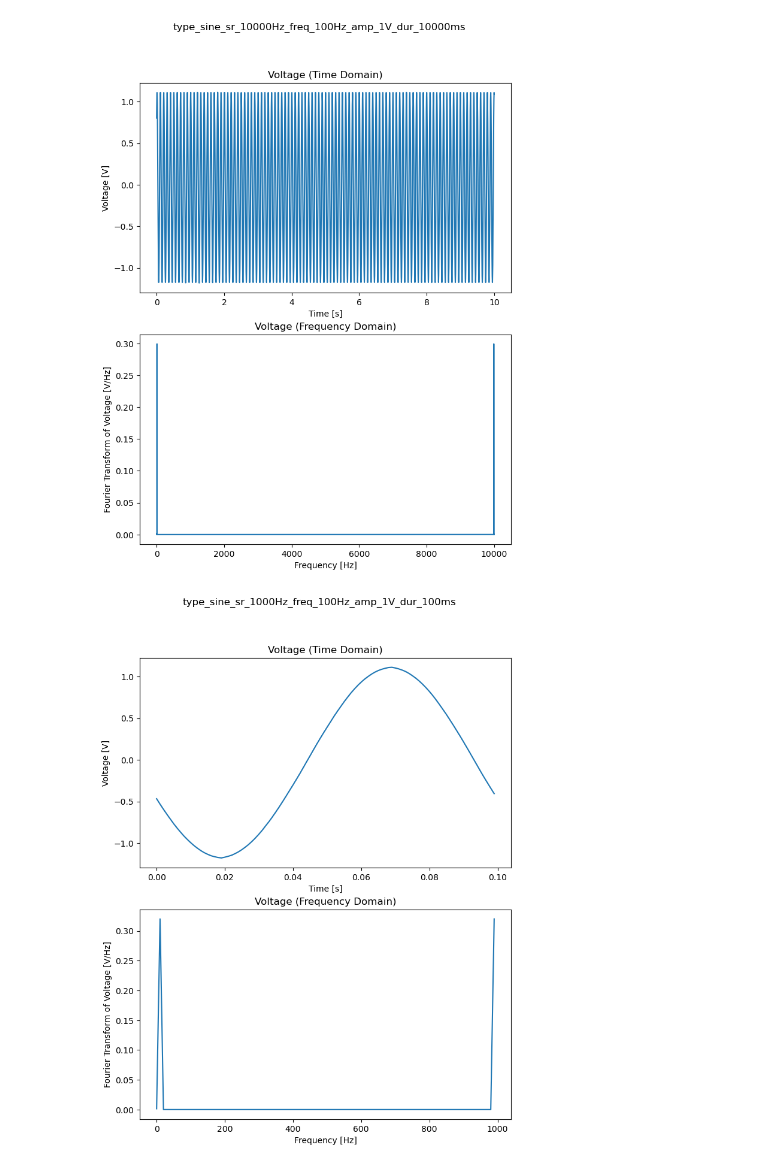
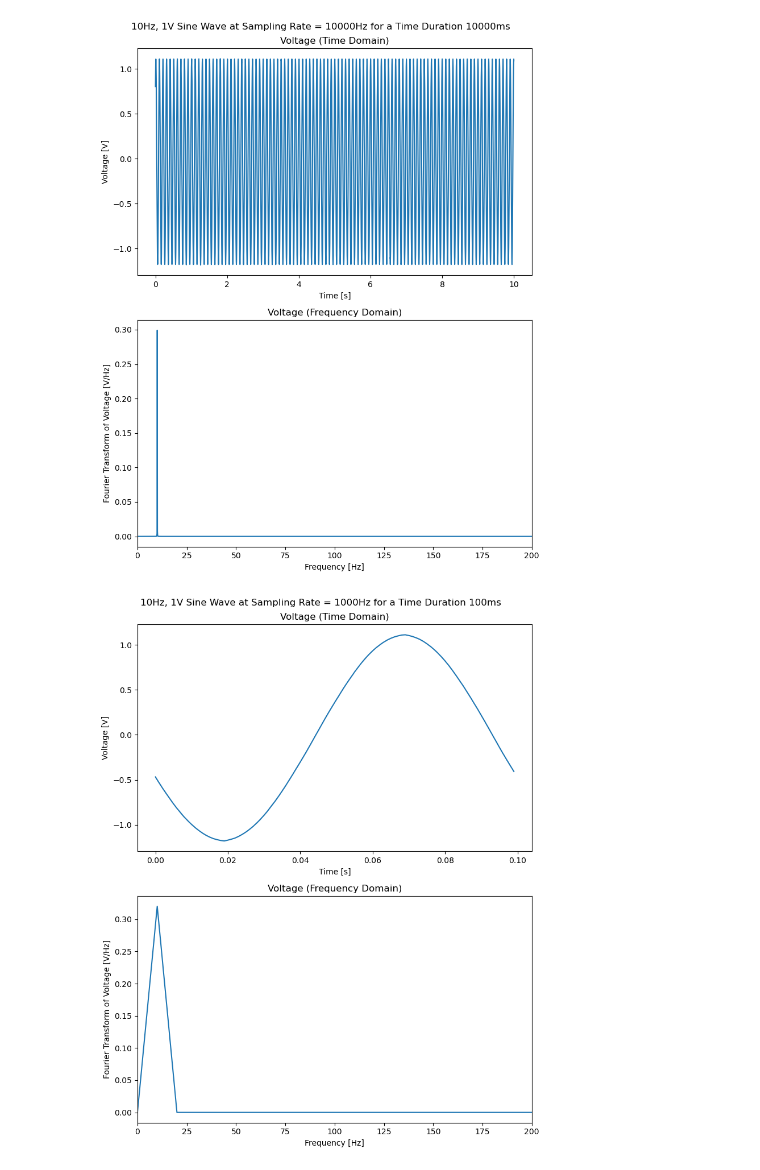
Before and after one commit to jwdesroches/phys_5318, a Jupyter notebook: experiment_1/figures.ipynb, the cells around one changed output. Drawn from its saved outputs; the diff is of its cells as text; code cells hidden in the pictures.

Commit message:
updated figures, more processing and labeling

```diff
--- a/experiment_1/figures.ipynb
+++ b/experiment_1/figures.ipynb
@@ -28,19 +28,39 @@ dataframes_list = extract_data_from_folder(data_folder_path)
 # %%
 for i, df in enumerate(dataframes_list):
 
     fig, (ax1,ax2) = plt.subplots(2,1,figsize = (8,10))
 
-    fig.suptitle(f"{df.name}")
-    ax1.plot(df["Time"], df["Voltage"])
-    ax2.plot(df["Frequency"], df["FFT Voltage"])
+    if "sine" in df.name:
+        name_chars = df.name.split("_")
+        fig.suptitle(f"10Hz, {name_chars[7]} Sine Wave at Sampling Rate = {name_chars[3]} for a Time Duration {name_chars[9]}")
+        ax1.plot(df["Time"], df["Voltage"])
+        ax2.plot(df["Frequency"], df["FFT Voltage"])
 
-    ax1.set_title("Voltage (Time Domain)")
-    ax1.set_ylabel("Voltage [V]")
-    ax1.set_xlabel("Time [s]")
+        ax1.set_title("Voltage (Time Domain)")
+        ax1.set_ylabel("Voltage [V]")
+        ax1.set_xlabel("Time [s]")
 
-    ax2.set_title("Voltage (Frequency Domain)")
-    ax2.set_ylabel("Fourier Transform of Voltage [V/Hz]")
-    ax2.set_xlabel("Frequency [Hz]")
+        ax2.set_title("Voltage (Frequency Domain)")
+        ax2.set_ylabel("Fourier Transform of Voltage [V/Hz]")
+        ax2.set_xlabel("Frequency [Hz]")
+        ax2.set_xlim(0,200)
+
+    else:
+        paname_chars = df.name.split("_")
+        fig.suptitle(f"{name_chars[5]}, {name_chars[7]} {name_chars[2]} Wave at Sampling Rate = {name_chars[3]} for a Time Duration {name_chars[9]}")
+        ax1.plot(df["Time"], df["Voltage"])
+        ax2.plot(df["Frequency"], df["FFT Voltage"])
+
+        ax1.set_title("Voltage (Time Domain)")
+        ax1.set_ylabel("Voltage [V]")
+        ax1.set_xlabel("Time [s]")
+
+        ax2.set_title("Voltage (Frequency Domain)")
+        ax2.set_ylabel("Fourier Transform of Voltage [V/Hz]")
+        ax2.set_xlabel("Frequency [Hz]")
+        ax2.set_xlim(0,200)
+
+    fig.tight_layout()
 # %% [output]
-[figure, old version]
+[figure, new version]
-[figure, old version]
+[figure, new version]
```
Also changed, not shown: parts of 4 cells of this notebook.
